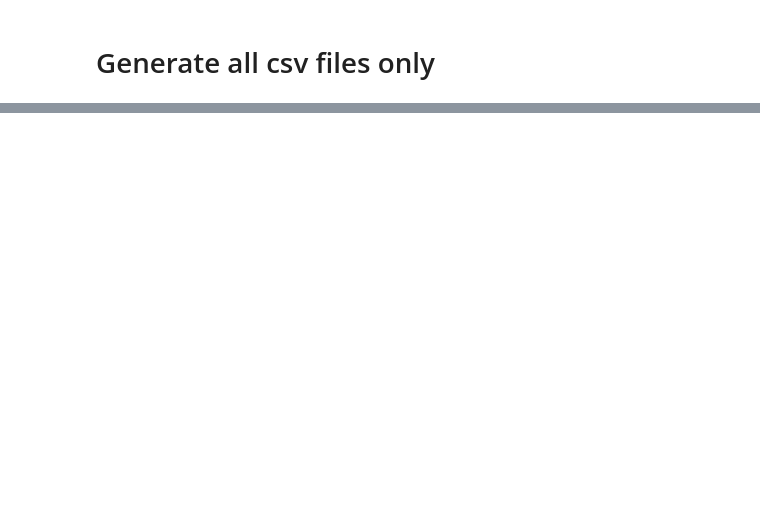
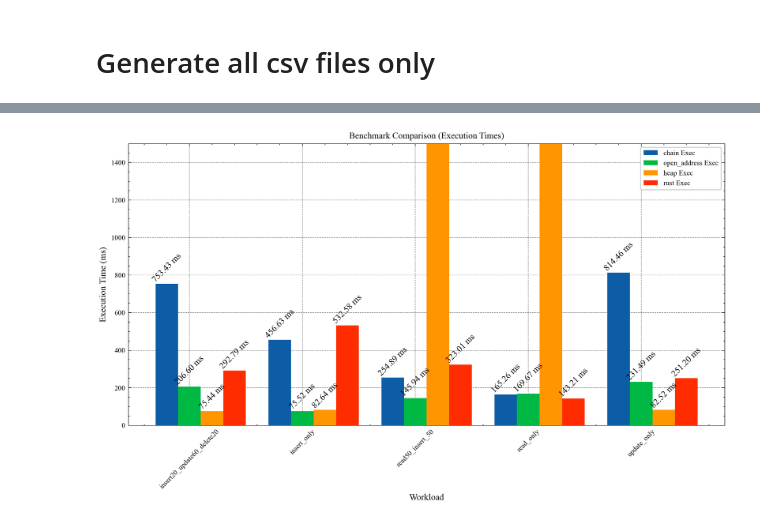
Before and after one commit to mallang/FosterBtree, a Jupyter notebook: benches/hash_join/hash_join_benchmark.ipynb, the cells around one changed output, grey strips where cells are left out. Cells and saved outputs as stored; diff of their text form; code cells hidden in the pictures; blank space fills up the shorter version.

Commit message:
open address finish, benchmark re-format, impl mvccindex trait for heap table and rust hash map

```diff
--- a/benches/hash_join/hash_join_benchmark.ipynb
+++ b/benches/hash_join/hash_join_benchmark.ipynb
@@ -11,13 +11,17 @@ import filecmp
 workload_dir = './workload'
 csv_dir = './csv'
 
+print("Deleted existing CSV files.")
+# Clean up old CSV files in workload and csv directories
+for f in glob.glob(os.path.join(csv_dir, '*.csv')):
+    os.remove(f)
 
 # Run gen_data.py to generate data.csv
 print("Running gen_data.py...")
 subprocess.run([
     'python3', './gen_py/gen_data.py',
     '-o', os.path.join(csv_dir, 'data.csv'),
-    '-n', '1000', '-k', '8', '-p', '8', '-vmin', '32', '-vmax', '64', '-s', '5'
+    '-n', '100000', '-k', '100', '-p', '100', '-vmin', '800', '-vmax', '800', '-s', '512'
 ], check=True)
 print("data.csv generated.")
 
@@ -26,7 +30,7 @@ print("Generating workloads...")
 subprocess.run(['python3', './gen_py/gen_workloads.py'], check=True)
 print("Workloads generated.")
 
-# Generate data after ops for each workload (producing workload-specific *_recent_data_after_ops.csv and *_history_data_after_ops.csv)
+# Generate data after ops for each workload (producing workload-specific *_recent_data_ops_after.csv and *_history_data_ops_after.csv)
 print("Generating data after ops for each workload (via gen_workloads_results.py)...")
 subprocess.run(['python3', './gen_py/gen_workloads_results.py'], check=True)
 print("Workloads results generated.")
@@ -289,0 +258,80 @@ Workload: update_only
+# %%
+ # Compute means and std dev for each workload (both load and exec times)
+stats = df.groupby(['workload', 'hash_join_table_type']).agg({
+    'hj_load_ns': ['mean', 'std'],
+    'hj_exec_ns': ['mean', 'std']
+})
+
+# Flatten column MultiIndex
+stats.columns = [
+    'hj_load_mean', 'hj_load_std',
+    'hj_exec_mean', 'hj_exec_std'
+]
+stats = stats.reset_index()
+
+# Sort workloads alphabetically
+stats = stats.sort_values(['workload', 'hash_join_table_type'])
+
+# Convert to ms for readability
+stats['hj_load_mean_ms'] = stats['hj_load_mean'] / 1_000_000
+stats['hj_exec_mean_ms'] = stats['hj_exec_mean'] / 1_000_000
+
+# Print exact numbers
+print("Averaged Results:")
+for i, row in stats.iterrows():
+    print(f"Workload: {row['workload']}, HashJoinTable Type: {row['hash_join_table_type']}")
+    print(f"  MvccHashJoinTable: load={row['hj_load_mean_ms']:.2f} ms, exec={row['hj_exec_mean_ms']:.2f} ms")
+
+# Plot Execution Times Comparison
+plt.figure(figsize=(10,6))
+X = range(len(stats))
+bar_width = 0.2
+index = range(len(stats['workload'].unique()))
+index = [x * bar_width * 5 for x in index]
+max_y_range = 1500
+
+for i, hash_join_table_type in enumerate(hash_join_table_type_list):
+    subset = stats[stats['hash_join_table_type'] == hash_join_table_type]
+    bars = plt.bar([x + i * bar_width for x in index], subset['hj_exec_mean_ms'], bar_width, yerr=subset['hj_exec_std']/1_000_000, label=f'{hash_join_table_type} Exec')
+
+    # Annotate bars with exact values
+    for bar in bars:
+        height = bar.get_height()
+        if height <= max_y_range:
+            plt.text(bar.get_x() + bar.get_width() / 2, height, f"{height:.2f} ms", ha='center', va='bottom', fontsize=10, color='black', rotation=45)
+plt.xticks([x + bar_width for x in index], stats['workload'].unique(), rotation=45)
+plt.xlabel('Workload')
+plt.ylabel('Execution Time (ms)')
+plt.title('Benchmark Comparison (Execution Times)')
+plt.legend()
+plt.ylim(0, max_y_range)  # Set y-axis range
+
+plt.tight_layout()
+plt.show()
+
+# Compute average load times for each hash join table type
+avg_load_times = df.groupby('hash_join_table_type').agg({
+    'hj_load_ns': ['mean', 'std']
+}).reset_index()
+
+avg_load_times.columns = ['hash_join_table_type', 'hj_load_mean', 'hj_load_std']
+avg_load_times['hj_load_mean_ms'] = avg_load_times['hj_load_mean'] / 1_000_000
+avg_load_times['hj_load_std_ms'] = avg_load_times['hj_load_std'] / 1_000_000
+
+# Plot Loading Times Comparison
+plt.figure(figsize=(10,6))
+colors = ['blue', 'green', 'red', 'purple']
+bars = plt.bar(avg_load_times['hash_join_table_type'], avg_load_times['hj_load_mean_ms'], yerr=avg_load_times['hj_load_std_ms'], capsize=5, width=0.4, color=colors)
+
+plt.xlabel('Hash Join Table Type')
+plt.ylabel('Loading Time (ms)')
+plt.title('Average Loading Time by Hash Join Table Type')
+
+# Annotate bars with exact values
+for bar, row in zip(bars, avg_load_times.iterrows()):
+    height = bar.get_height()
+    plt.text(bar.get_x() + bar.get_width() / 2, height, f"{height:.2f} ms", ha='center', va='bottom', fontsize=17, color='black')
+
+plt.tight_layout()
+plt.show()
+# %% [output]
@@ -289,0 +355 @@ Workload: update_only
+[figure, added]
```
Also changed, not shown: parts of 4 cells of this notebook, 32 other files.
